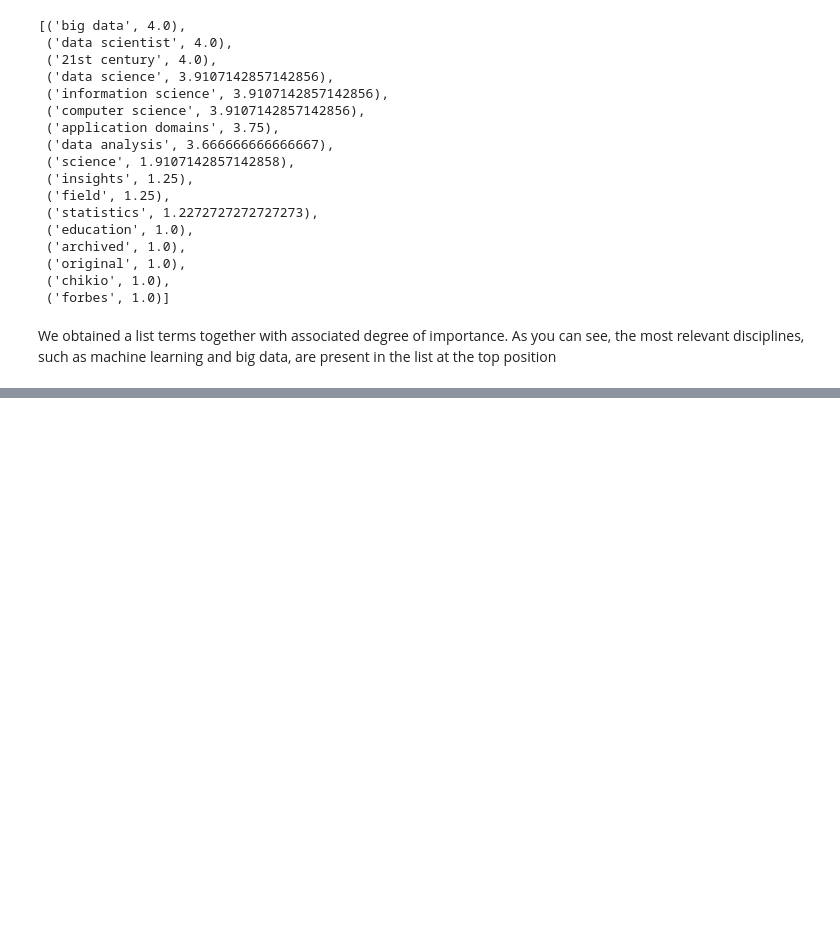
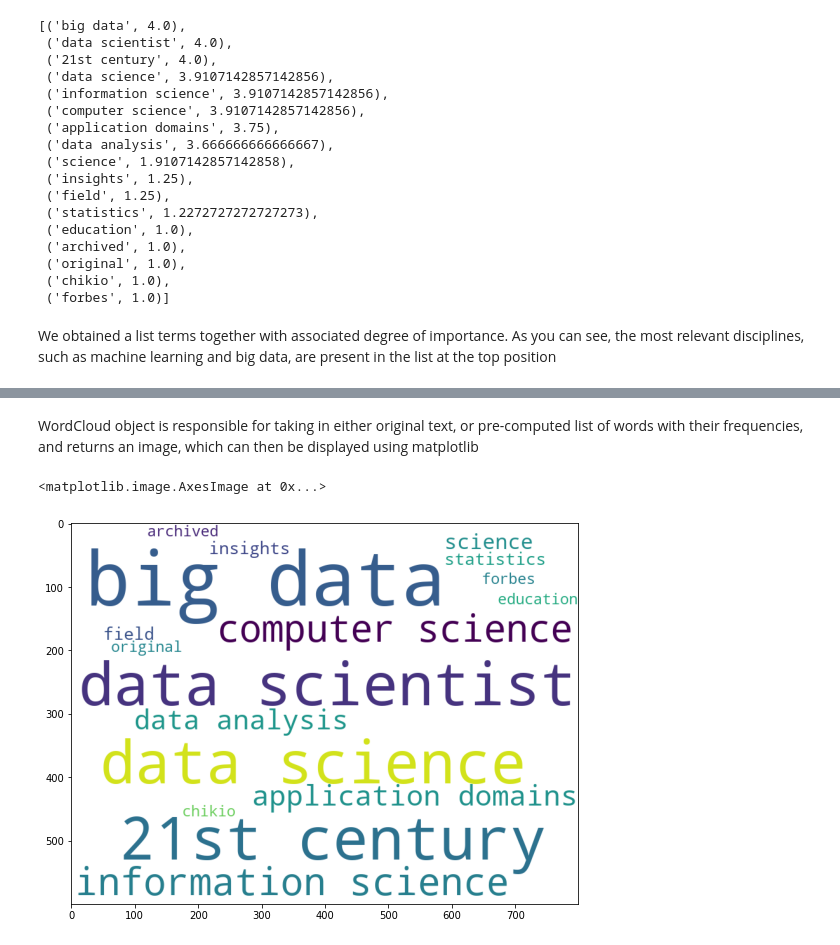
Before and after one commit to GeorgeGithiri5/DS, a Jupyter notebook: Introduction/notebook.ipynb, the cells around one changed output, grey strips where cells are left out. Saved outputs shown, nothing was run; the diff lists cells and outputs as text; code cells hidden in the pictures; blank space fills up the shorter version.

```diff
--- a/Introduction/notebook.ipynb
+++ b/Introduction/notebook.ipynb
@@ -100,0 +132,11 @@ We obtained a list terms together with associated degree of importance. As you c
+# %% [markdown]
+WordCloud object is responsible for taking in either original text, or pre-computed list of words with their frequencies, and returns an image, which can then be displayed using matplotlib
+# %%
+from wordcloud import WordCloud
+import matplotlib.pyplot as plt
+wc = WordCloud(background_color="white", width=800, height=600)
+plt.figure(figsize=(15, 7))
+plt.imshow(wc.generate_from_frequencies({k:v for k, v in res}))
+# %% [output]
+<matplotlib.image.AxesImage at 0x...>
+[figure, added]
```
Also changed, not shown: parts of 5 cells of this notebook.
